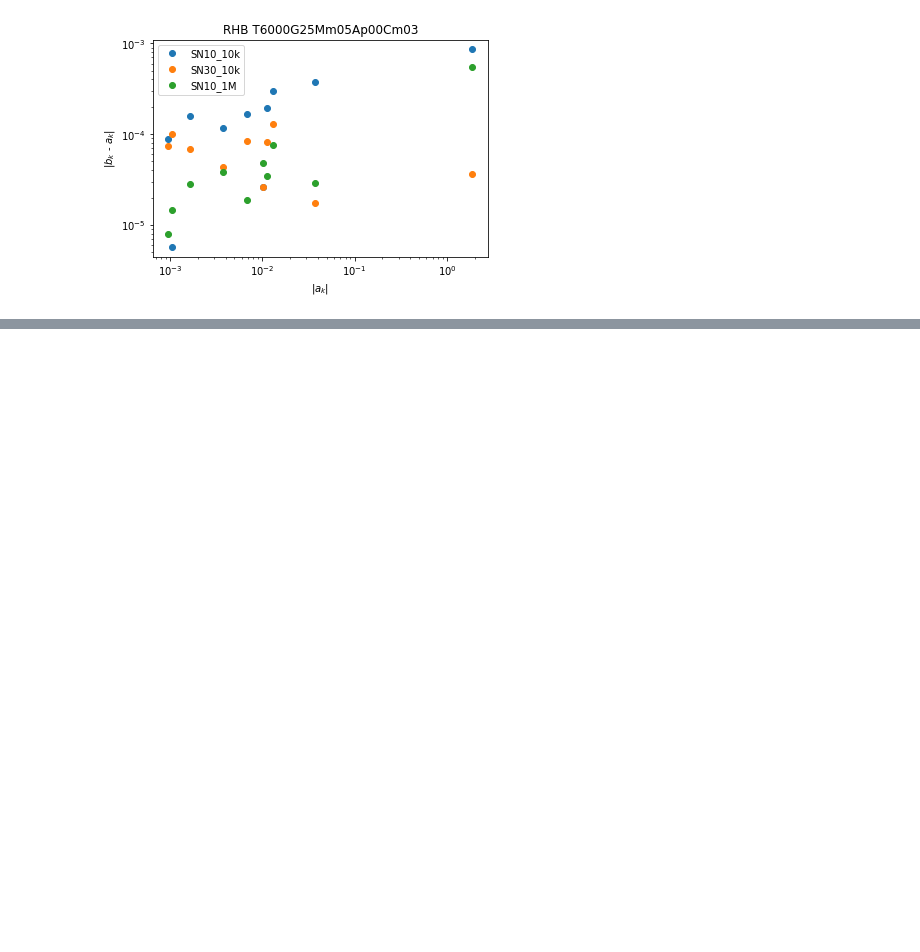
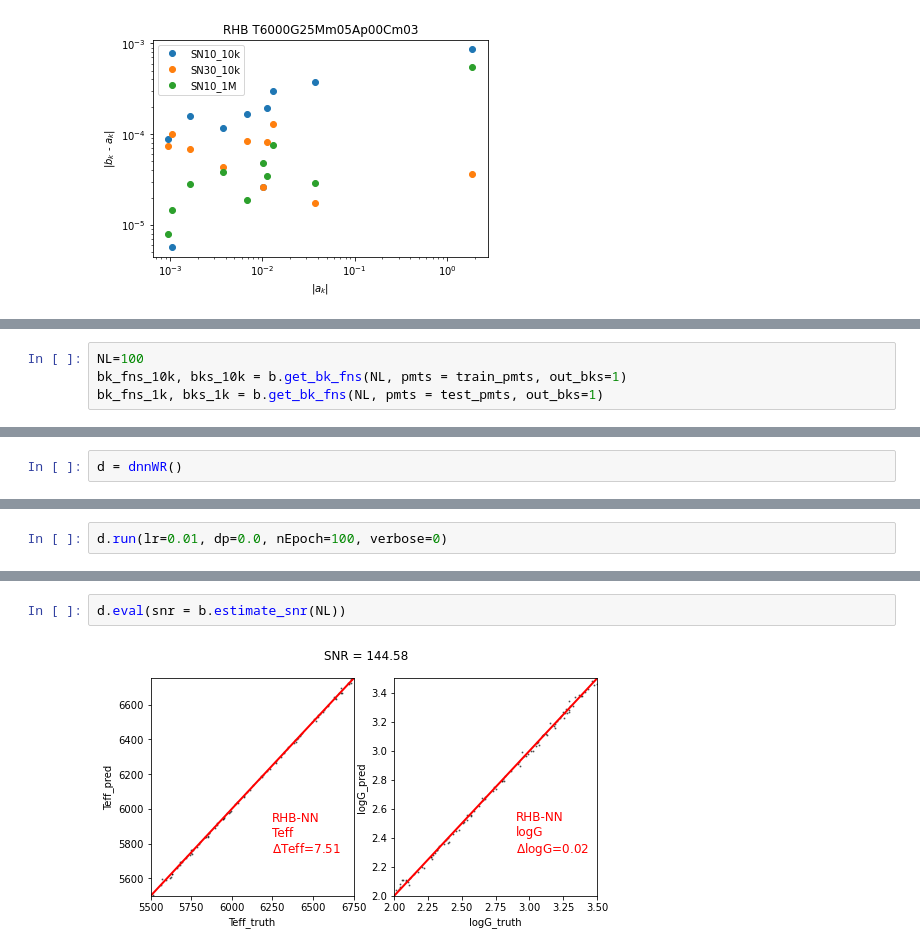
Before and after one commit to ViskaWei/PIML_v0, a Jupyter notebook: nb/RHB.ipynb, the cells around one changed output, grey strips where cells are left out. Drawn from its saved outputs; the diff is of its cells as text; blank space fills up the shorter version.

```diff
--- a/nb/RHB.ipynb
+++ b/nb/RHB.ipynb
@@ -141,0 +155,4 @@ b.plot_exp_bias(ak, diffs, labels=["SN10_10k","SN30_10k","SN10_1M"])
+# %%
+NL=100
+bk_fns_10k, bks_10k = b.get_bk_fns(NL, pmts = train_pmts, out_bks=1)
+bk_fns_1k, bks_1k = b.get_bk_fns(NL, pmts = test_pmts, out_bks=1)
@@ -141,0 +163,2 @@ b.plot_exp_bias(ak, diffs, labels=["SN10_10k","SN30_10k","SN10_1M"])
+# %%
+d = dnnWR()
@@ -141,0 +169,2 @@ b.plot_exp_bias(ak, diffs, labels=["SN10_10k","SN30_10k","SN10_1M"])
+# %%
+d.run(lr=0.01, dp=0.0, nEpoch=100, verbose=0)
@@ -141,0 +174,4 @@ b.plot_exp_bias(ak, diffs, labels=["SN10_10k","SN30_10k","SN10_1M"])
+# %%
+d.eval(snr = b.estimate_snr(NL))
+# %% [output]
+[figure, added]
```
Also changed, not shown: parts of 19 cells of this notebook, 13 other files.
